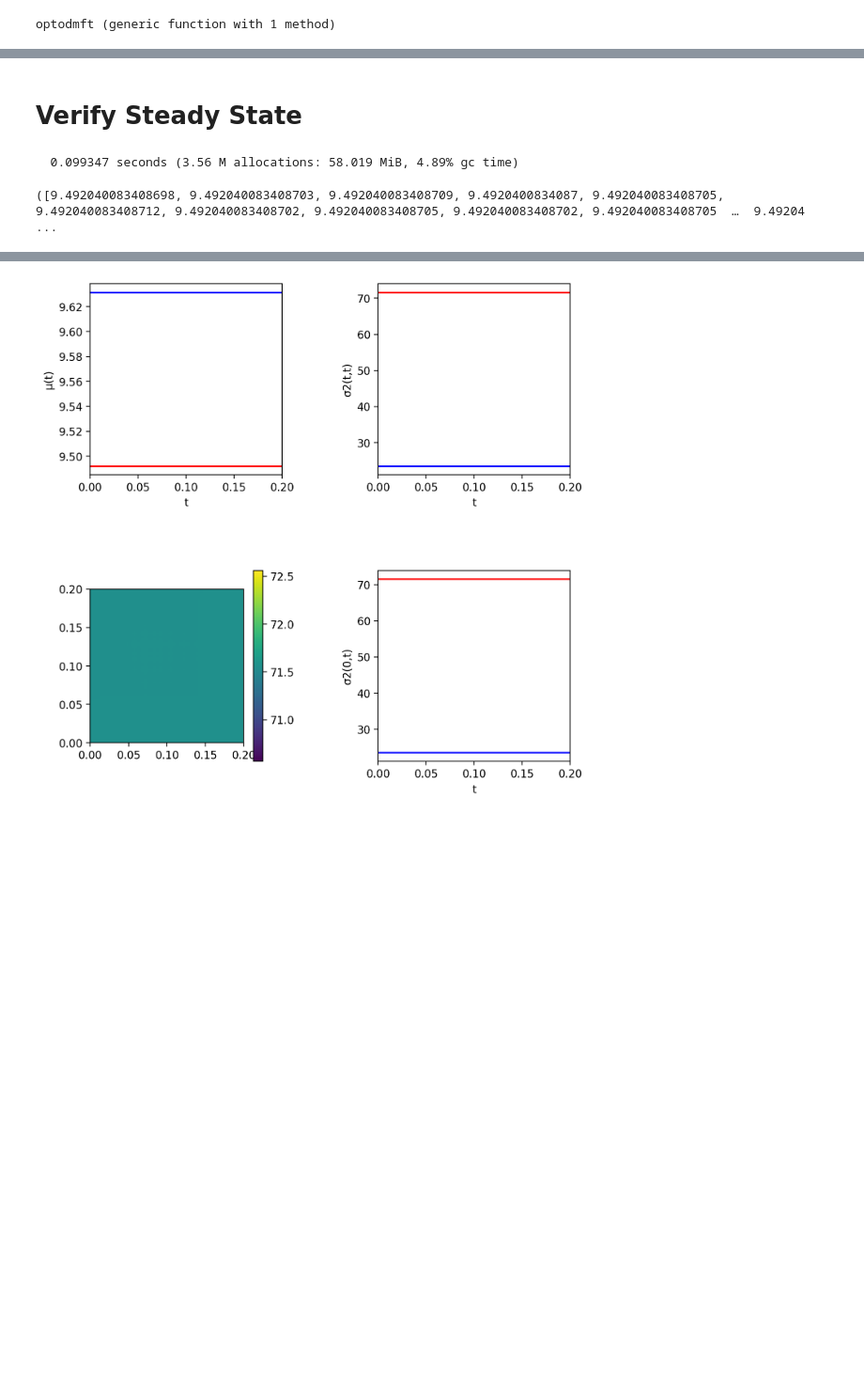
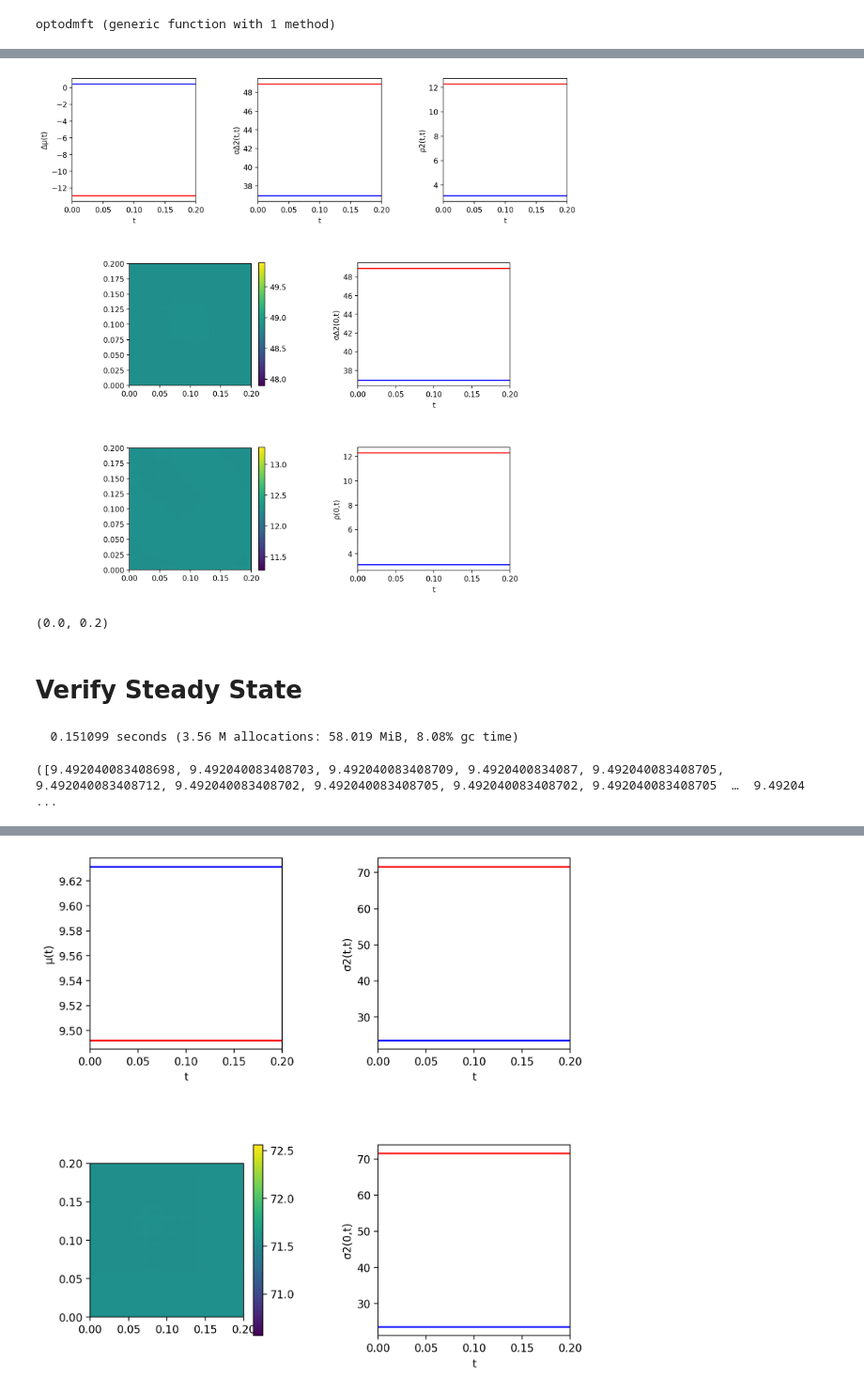
Before and after one commit to AddingAddict/OptoStimDMFT, a Jupyter notebook: 2Pop Opto Stim DMFT.ipynb, the cells around one changed output, grey strips where cells are left out. Shown at 94% size. Drawn from its saved outputs; the diff is of its cells as text; code cells hidden in the pictures; blank space fills up the shorter version.

```diff
--- a/2Pop Opto Stim DMFT.ipynb
+++ b/2Pop Opto Stim DMFT.ipynb
@@ -1826,3 +2474,60 @@ xlim((log10(Ks[1]),log10(Ks[end])))
+# %%
+figure(figsize=(4*3,4*3),dpi=200)
+subplots_adjust(hspace=0.5,wspace=0.5)
+
+subplot(3,3,1)
+plot(0.0:dt:TSave,ΔμE,"r")
+plot(0.0:dt:TSave,ΔμI,"b")
+xlabel("t")
+ylabel("Δμ(t)")
+xlim((0.0,TSave))
+# ylim((minimum(Δμ)-1,maximum(Δμ)+1))
+
+subplot(3,3,2)
+plot(0.0:dt:TSave,diag(σΔμE2),"r")
+plot(0.0:dt:TSave,diag(σΔμI2),"b")
+xlabel("t")
+ylabel("σΔ2(t,t)")
+xlim((0.0,TSave))
+# ylim((minimum(diag(σΔ2))-1,maximum(diag(σΔ2))+1))
+
+subplot(3,3,3)
+plot(0.0:dt:TSave,diag(ρμEΔμE),"r")
+plot(0.0:dt:TSave,diag(ρμIΔμI),"b")
+xlabel("t")
+ylabel("ρ2(t,t)")
+xlim((0.0,TSave))
+# ylim((minimum(diag(ρ))-1,maximum(diag(ρ))+1))
+
+subplot(3,9,(11,13))
+imshow(σΔμE2,extent=([0.0,TSave,0.0,TSave]),
+    vmin=minimum(σΔμE2)-1,vmax=maximum(σΔμE2)+1)
+colorbar()
+
+subplot(3,9,(15,17))
+plot(0.0:dt:TSave,σΔμE2[1,:],"r")
+plot(0.0:dt:TSave,σΔμI2[1,:],"b")
+xlabel("t")
+ylabel("σΔ2(0,t)")
+xlim((0.0,TSave))
+# ylim((minimum(σΔ2[1,:])-1,
+#         maximum(σΔ2[1,:])+1))
+
+subplot(3,9,(20,22))
+imshow(ρμEΔμE,extent=([0.0,TSave,0.0,TSave]),vmin=minimum(ρμEΔμE)-1,vmax=maximum(ρμEΔμE)+1)
+colorbar()
+
+subplot(3,9,(24,26))
+plot(0.0:dt:TSave,ρμEΔμE[1,:],"r")
+plot(0.0:dt:TSave,ρμIΔμI[1,:],"b")
+xlabel("t")
+ylabel("ρ(0,t)")
+xlim((0.0,TSave))
+# ylim((minimum(ρ[1,:])-1,
+#         maximum(ρ[1,:])+1))
+# %% [output]
+[figure, added]
+(0.0, 0.2)
 # %% [markdown]
 # Verify Steady State
 # %%
@@ -1831,7 +2536,7 @@ TSave = 0.20
 dt = 0.0025
 
 dmft(np,10^-0.81,10^1.14,5dt,2dt,dt) # compile
-@time μE,μI,σE2,σI2 = dmft(np,10^-0.81,10^1.14,TWrm,TSave,dt)
+@time μE,μI,σμE2,σμI2 = dmft(np,10^-0.81,10^1.14,TWrm,TSave,dt)
 # %% [output]
-  0.099347 seconds (3.56 M allocations: 58.019 MiB, 4.89% gc time)
+  0.151099 seconds (3.56 M allocations: 58.019 MiB, 8.08% gc time)
 ([9.492040083408698, 9.492040083408703, 9.492040083408709, 9.4920400834087, 9.492040083408705, 9.492040083408712, 9.492040083408702, 9.492040083408705, 9.492040083408702, 9.492040083408705  …  9.49204 ...
```
Also changed, not shown: parts of 77 cells of this notebook, 2 other files.
